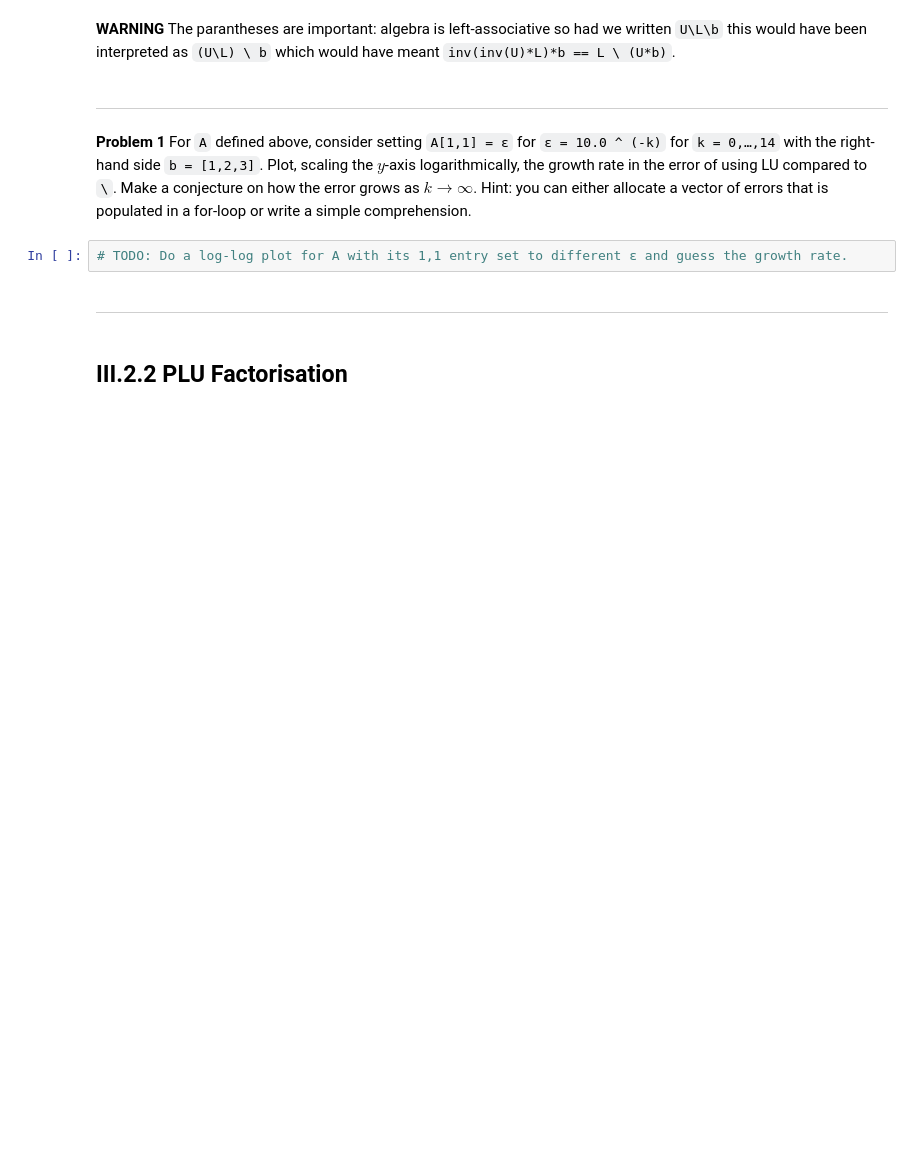
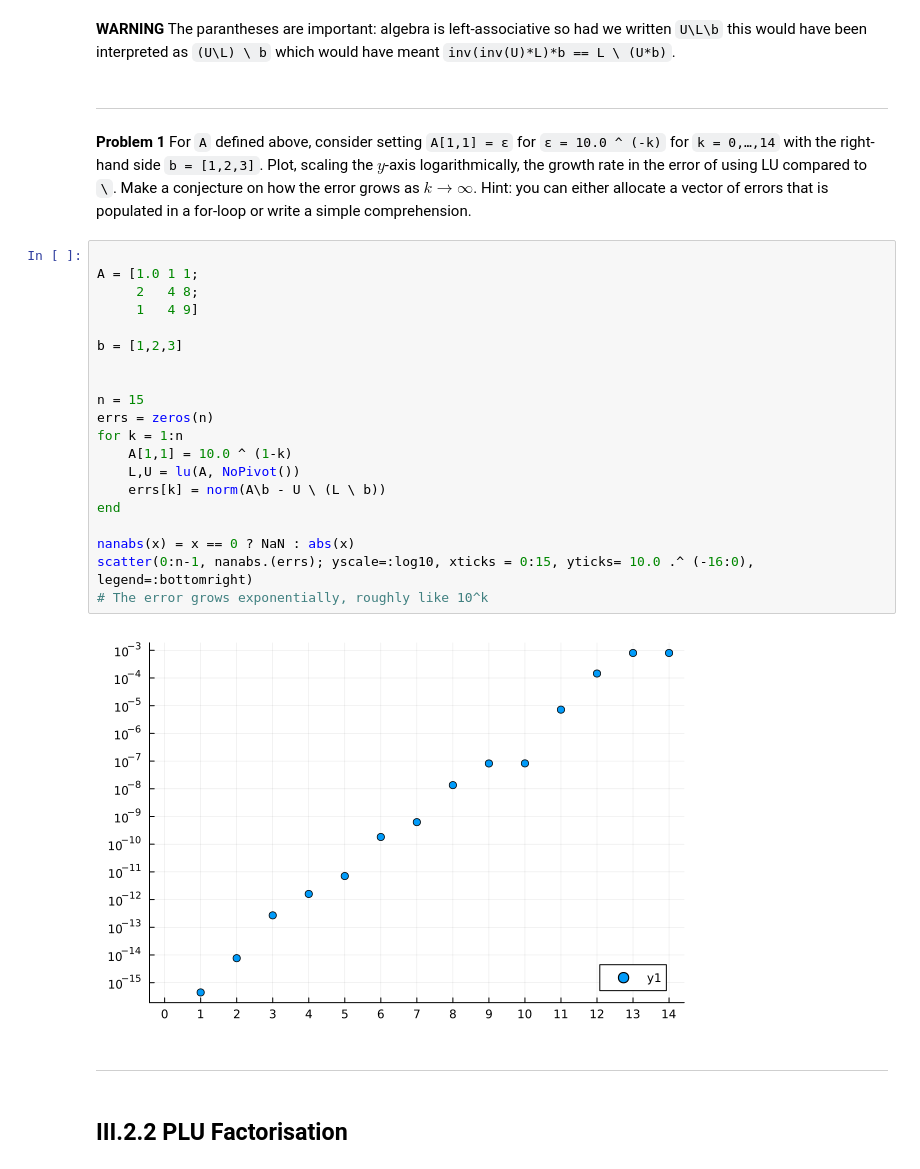
Before and after one commit to miachong5/MATH50003NumericalAnalysis, a Jupyter notebook: labs/lab5.ipynb, the cells around one changed output. Drawn from its saved outputs; the diff is of its cells as text; blank space fills up the shorter version.

```diff
--- a/labs/lab5.ipynb
+++ b/labs/lab5.ipynb
@@ -82,8 +114,28 @@ with the right-hand side `b = [1,2,3]`.
 Plot, scaling the $y$-axis logarithmically, the growth rate in the error of using LU compared to `\`.
 Make a conjecture on how the error grows as $k → ∞$.
 Hint: you can either allocate a vector of errors that is populated in a for-loop or write a simple comprehension.
-# %%
-# TODO: Do a log-log plot for A with its 1,1 entry set to different ε and guess the growth rate.
+# %%
+
+A = [1.0 1 1;
+     2   4 8;
+     1   4 9]
+
+b = [1,2,3]
+
+
+n = 15
+errs = zeros(n)
+for k = 1:n
+    A[1,1] = 10.0 ^ (1-k)
+    L,U = lu(A, NoPivot())
+    errs[k] = norm(A\b - U \ (L \ b))
+end
+
+nanabs(x) = x == 0 ? NaN : abs(x)
+scatter(0:n-1, nanabs.(errs); yscale=:log10, xticks = 0:15, yticks= 10.0 .^ (-16:0), legend=:bottomright)
+# The error grows exponentially, roughly like 10^k
+# %% [output]
+[figure, added]
 # %% [markdown]
 -----
 # %% [markdown]
```
Also changed, not shown: parts of 18 cells of this notebook, 2 other files.
